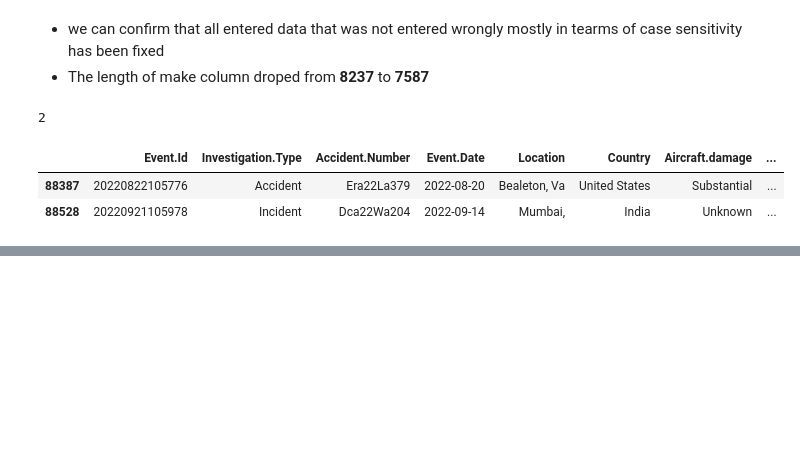
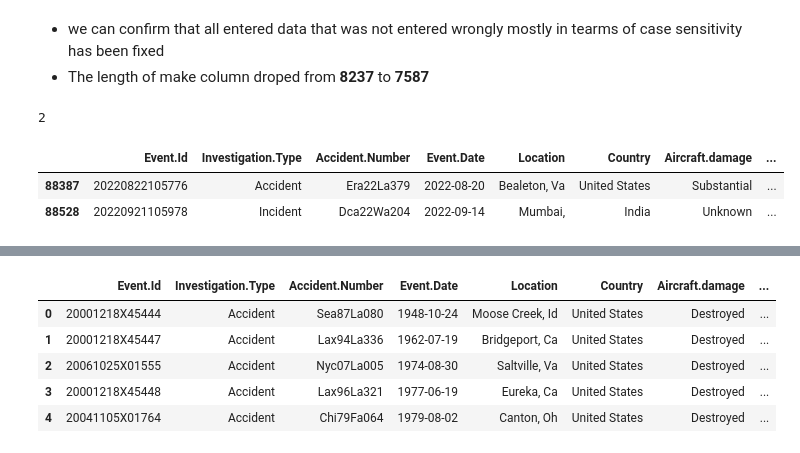
Before and after one commit to TonnieD/Phase_1_project, a Jupyter notebook: Phase_1_Project.ipynb, the cells around one changed output, grey strips where cells are left out. Saved outputs shown, nothing was run; the diff lists cells and outputs as text; code cells hidden in the pictures; blank space fills up the shorter version.

```diff
--- a/Phase_1_Project.ipynb
+++ b/Phase_1_Project.ipynb
@@ -752,6 +752,6 @@ df[df.duplicated()]
 | 88387 | 20220822105776 | Accident | Era22La379 | 2022-08-20 | Bealeton, Va | United States | Substantial | ... |
 | 88528 | 20220921105978 | Incident | Dca22Wa204 | 2022-09-14 | Mumbai, | India | Unknown | ... |
 # %%
-df.drop_duplicates()
+df = df.drop_duplicates()
 df.duplicated().sum()
 # %% [output]
@@ -758,0 +849,15 @@ df.duplicated().sum()
+# %%
+#First ensure that the columns we need to match with have matching cases
+#In our case we need to chage the column we created 'State.Abbreviation' are all capital letters
+df['State.Abbreviation'] = df['State.Abbreviation'].str.upper()
+
+#Merging the two sets of data
+df = df.merge(df_states, left_on="State.Abbreviation", right_on="Abbreviation", how="left")
+df.head()
+# %% [output]
+|  | Event.Id | Investigation.Type | Accident.Number | Event.Date | Location | Country | Aircraft.damage | ... |
+| 0 | 20001218X45444 | Accident | Sea87La080 | 1948-10-24 | Moose Creek, Id | United States | Destroyed | ... |
+| 1 | 20001218X45447 | Accident | Lax94La336 | 1962-07-19 | Bridgeport, Ca | United States | Destroyed | ... |
+| 2 | 20061025X01555 | Accident | Nyc07La005 | 1974-08-30 | Saltville, Va | United States | Destroyed | ... |
+| 3 | 20001218X45448 | Accident | Lax96La321 | 1977-06-19 | Eureka, Ca | United States | Destroyed | ... |
+| 4 | 20041105X01764 | Accident | Chi79Fa064 | 1979-08-02 | Canton, Oh | United States | Destroyed | ... |
```
Also changed, not shown: parts of 21 cells of this notebook, 1 other file.
